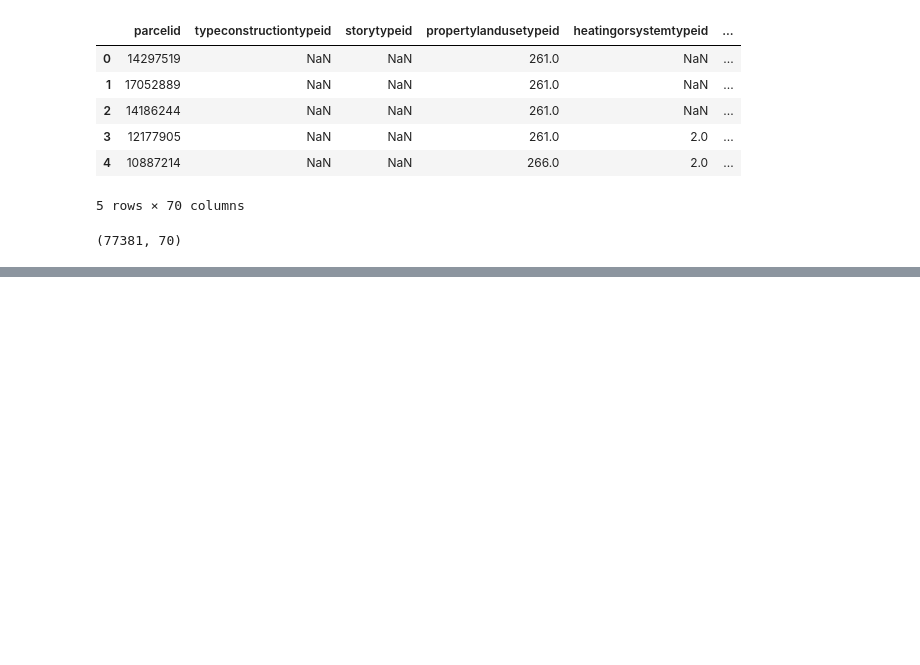
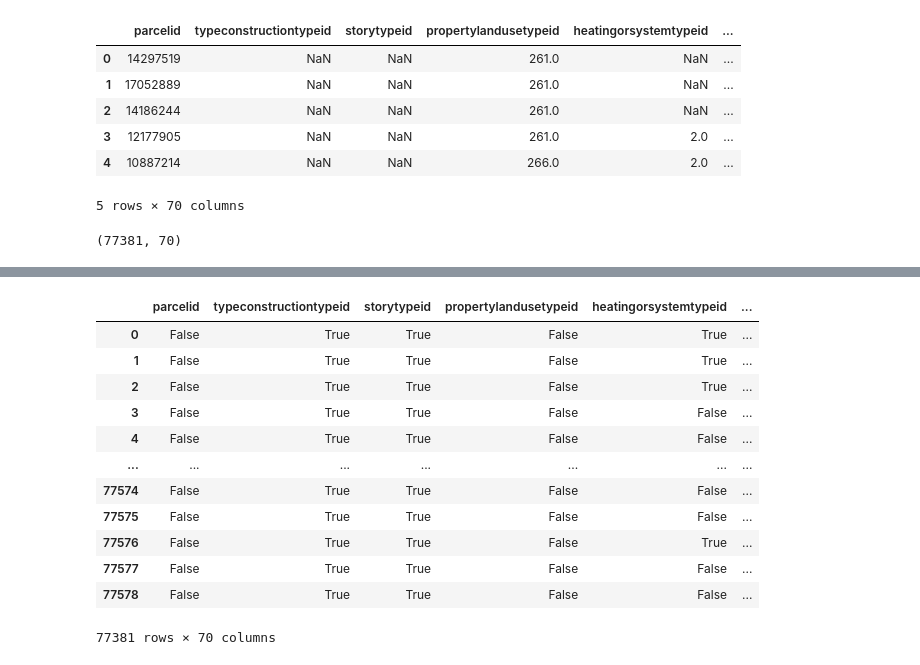
Before and after one commit to Bartholomew-Taylor/clustering_exercises, a Jupyter notebook: wrange_exercise.ipynb, the cells around one changed output, grey strips where cells are left out. Drawn from its saved outputs; the diff is of its cells as text; code cells hidden in the pictures; blank space fills up the shorter version.

```diff
--- a/wrange_exercise.ipynb
+++ b/wrange_exercise.ipynb
@@ -30,0 +76,16 @@ df_nodupe.shape
+# %%
+df_nodupe.isna()
+# %% [output]
+|  | parcelid | typeconstructiontypeid | storytypeid | propertylandusetypeid | heatingorsystemtypeid | ... |
+| 0 | False | True | True | False | True | ... |
+| 1 | False | True | True | False | True | ... |
+| 2 | False | True | True | False | True | ... |
+| 3 | False | True | True | False | False | ... |
+| 4 | False | True | True | False | False | ... |
+| ... | ... | ... | ... | ... | ... | ... |
+| 77574 | False | True | True | False | False | ... |
+| 77575 | False | True | True | False | False | ... |
+| 77576 | False | True | True | False | True | ... |
+| 77577 | False | True | True | False | False | ... |
+| 77578 | False | True | True | False | False | ... |
+77381 rows × 70 columns
```
Also changed, not shown: parts of 22 cells of this notebook, 2 other files.
